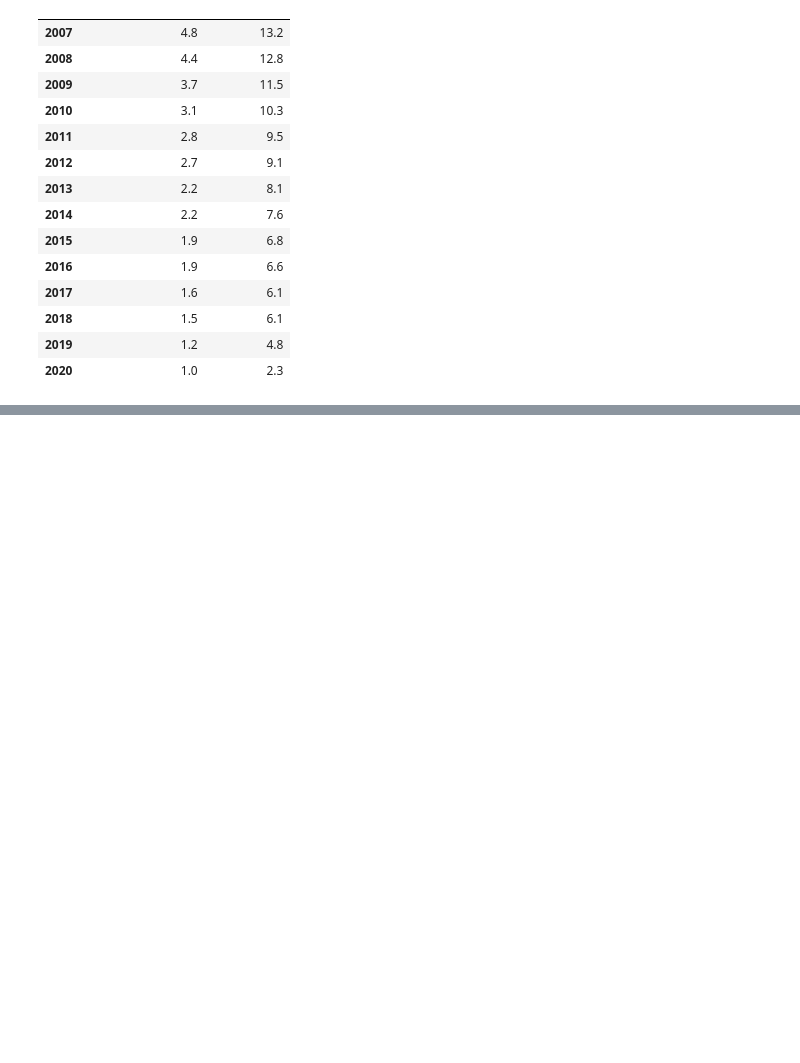
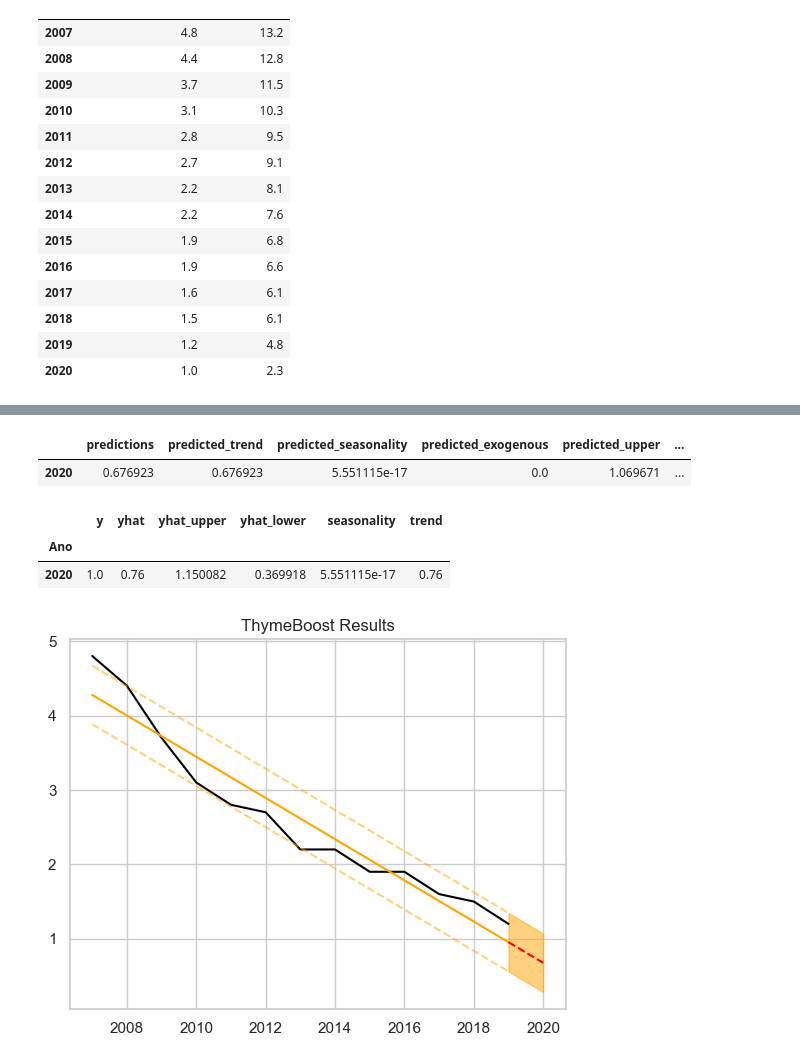
Before and after one commit to aianshay/covid-impacts-on-education, a Jupyter notebook: viz_rq5.ipynb, the cells around one changed output, grey strips where cells are left out. Drawn from its saved outputs; the diff is of its cells as text; code cells hidden in the pictures; blank space fills up the shorter version.

Commit message:
Using ThymeBoost predction to 2020

```diff
--- a/viz_rq5.ipynb
+++ b/viz_rq5.ipynb
@@ -326,0 +305,3 @@ boosted_model.plot_components(output)
+# %%
+series_years_before = series.drop(index=2020)
+series_years_before
@@ -326,0 +324,13 @@ boosted_model.plot_components(output)
+# %%
+from ThymeBoost import ThymeBoost as tb
+boosted_model = tb.ThymeBoost(approximate_splits=True,
+                              n_split_proposals=25,
+                              verbose=1,
+                              cost_penalty=.001)
+output_only_years_before = boosted_model.fit(series_years_before['Elementary School'],
+                           trend_estimator='linear',
+                           seasonal_estimator='fourier',
+                           seasonal_period=1,
+                           split_cost='mse',
+                           global_cost='maicc',
+                           fit_type='global')
@@ -326,0 +355,19 @@ boosted_model.plot_components(output)
+# %%
+predicted_output = boosted_model.predict(output_only_years_before, 1)
+# %%
+predicted_output.index = [2020]
+# %%
+predicted_output
+# %% [output]
+|  | predictions | predicted_trend | predicted_seasonality | predicted_exogenous | predicted_upper | ... |
+| 2020 | 0.676923 | 0.676923 | 5.551115e-17 | 0.0 | 1.069671 | ... |
+# %%
+output[output.index == 2020]
+# %% [output]
+|  | y | yhat | yhat_upper | yhat_lower | seasonality | trend |
+| Ano |  |  |  |  |  |  |
+| 2020 | 1.0 | 0.76 | 1.150082 | 0.369918 | 5.551115e-17 | 0.76 |
+# %%
+boosted_model.plot_results(output_only_years_before, predicted_output)
+# %% [output]
+[figure, added]
```
Also changed, not shown: parts of 5 cells of this notebook.
